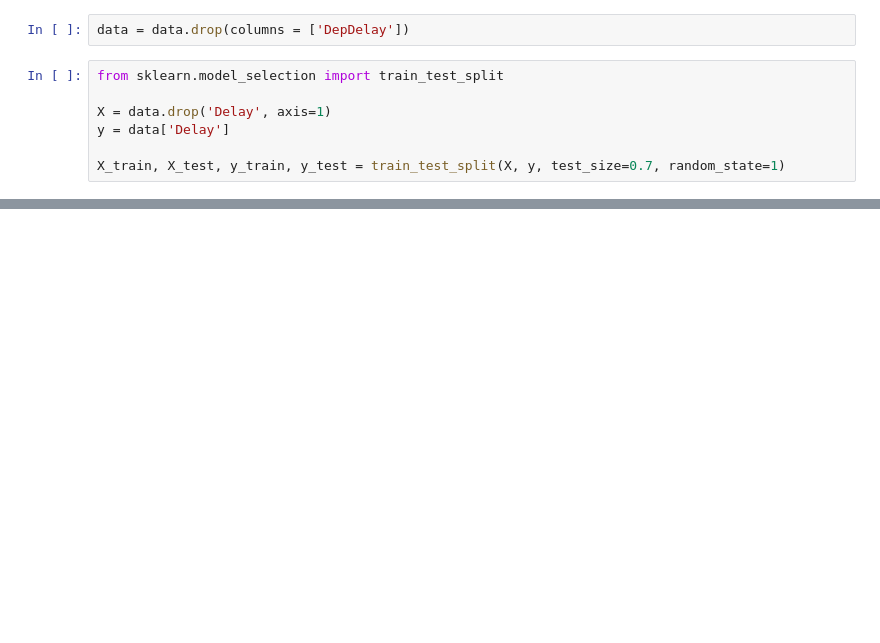
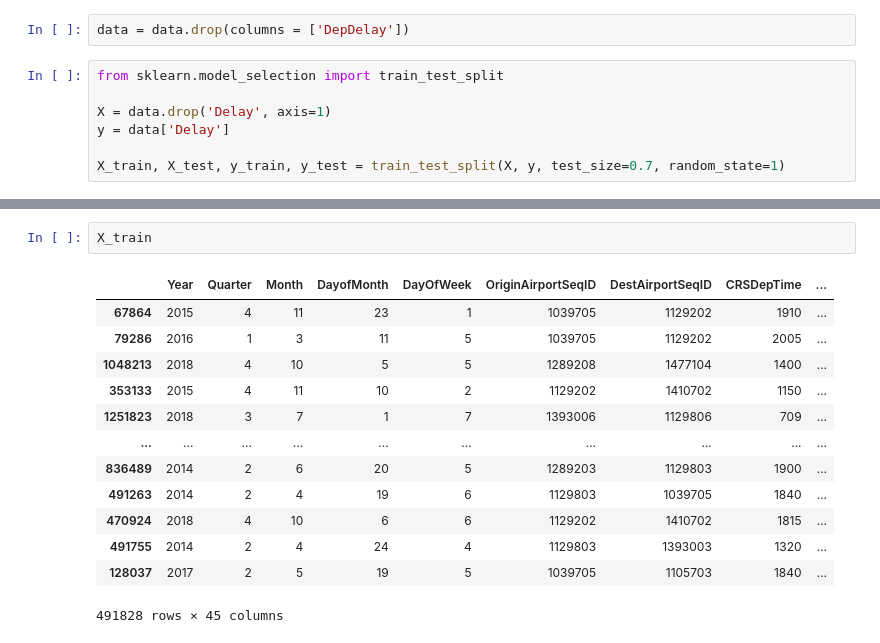
Before and after one commit to kyllan16693/flight-delay-prediction, a Jupyter notebook: modeling.ipynb, the cells around one changed output, grey strips where cells are left out. Saved outputs shown, nothing was run; the diff lists cells and outputs as text; blank space fills up the shorter version.

```diff
--- a/modeling.ipynb
+++ b/modeling.ipynb
@@ -77,0 +165,16 @@ print(testing_accuracy)
+# %%
+X_train
+# %% [output]
+|  | Year | Quarter | Month | DayofMonth | DayOfWeek | OriginAirportSeqID | DestAirportSeqID | CRSDepTime | ... |
+| 67864 | 2015 | 4 | 11 | 23 | 1 | 1039705 | 1129202 | 1910 | ... |
+| 79286 | 2016 | 1 | 3 | 11 | 5 | 1039705 | 1129202 | 2005 | ... |
+| 1048213 | 2018 | 4 | 10 | 5 | 5 | 1289208 | 1477104 | 1400 | ... |
+| 353133 | 2015 | 4 | 11 | 10 | 2 | 1129202 | 1410702 | 1150 | ... |
+| 1251823 | 2018 | 3 | 7 | 1 | 7 | 1393006 | 1129806 | 709 | ... |
+| ... | ... | ... | ... | ... | ... | ... | ... | ... | ... |
+| 836489 | 2014 | 2 | 6 | 20 | 5 | 1289203 | 1129803 | 1900 | ... |
+| 491263 | 2014 | 2 | 4 | 19 | 6 | 1129803 | 1039705 | 1840 | ... |
+| 470924 | 2018 | 4 | 10 | 6 | 6 | 1129202 | 1410702 | 1815 | ... |
+| 491755 | 2014 | 2 | 4 | 24 | 4 | 1129803 | 1393003 | 1320 | ... |
+| 128037 | 2017 | 2 | 5 | 19 | 5 | 1039705 | 1105703 | 1840 | ... |
+491828 rows × 45 columns
```
Also changed, not shown: parts of 18 cells of this notebook.
